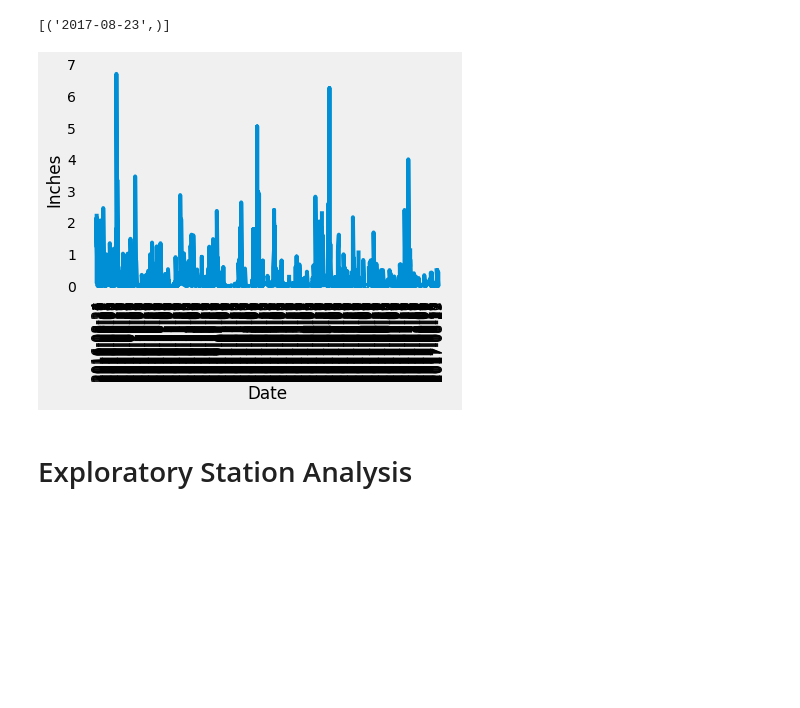
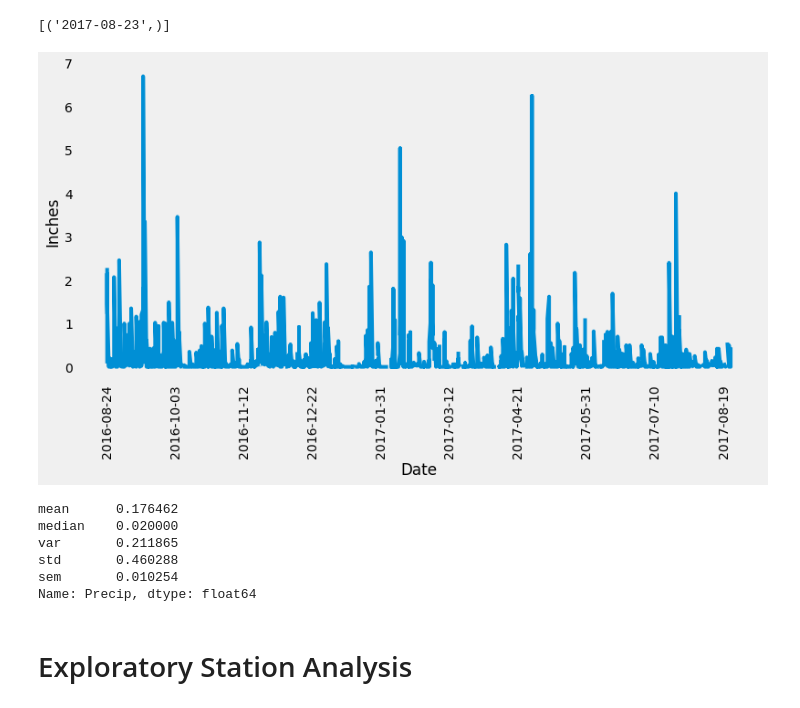
Before and after one commit to SommerKim/sqlalchemy-challenge, a Jupyter notebook: climate.ipynb, the cells around one changed output. Drawn from its saved outputs; the diff is of its cells as text; code cells hidden in the pictures; blank space fills up the shorter version.

Commit message:
Fixed precipitation chart

```diff
--- a/climate.ipynb
+++ b/climate.ipynb
@@ -74,37 +74,43 @@ most_recent
 # %%
 # Design a query to retrieve the last 12 months of precipitation data and plot the results.
 # Starting from the most recent data point in the database.
 # Calculate the date one year from the last date in data set.
 
 # Perform a query to retrieve the data and precipitation scores
 precip_data = engine.execute("SELECT date, prcp FROM measurement WHERE date > '2016-08-23' ORDER BY date ASC").fetchall()
 precip_data
 
 # Save the query results as a Pandas DataFrame and set the index to the date column
 precip_data_df = pd.DataFrame(precip_data)
 precip_data_df = precip_data_df.rename(columns = {0: 'Date', 1: 'Precip'})
 precip_data_df = precip_data_df.set_index('Date')
-precip_data_df
 
 # Sort the dataframe by date
 precip_data_df.sort_index(0)
 
 # Use Pandas Plotting with Matplotlib to plot the data
-# plt.title("Number of Measurements per Drug Regimen", loc='center')
-# plt.xlim(-0.75, len(drugs)-.25)
-# plt.ylim(0, max(measurements) + 10)
-plt.xticks(rotation = 90)
+fig = plt.figure(figsize=(12, 6))
+
+plt.xticks(np.arange(0, len(precip_data), 40), rotation = 90)
+
 plt.ylabel("Inches")
 plt.xlabel("Date")
 plt.grid(b=None, which='major', axis='both')
-# plt.savefig("measurements_drug_bar.png")
+# plt.savefig("../Images/precipitation.png")
 plt.plot(precip_data_df)
-# plt.tight_layout()
 plt.show()
 # %% [output]
-[figure, old version]
+[figure, new version]
 # %%
 # Use Pandas to calcualte the summary statistics for the precipitation data
+precip_data_df["Precip"].agg(['mean', 'median', 'var', 'std', 'sem'])
+# %% [output]
+mean      0.176462
+median    0.020000
+var       0.211865
+std       0.460288
+sem       0.010254
+Name: Precip, dtype: float64
 # %% [markdown]
 # Exploratory Station Analysis
 # %%
```
